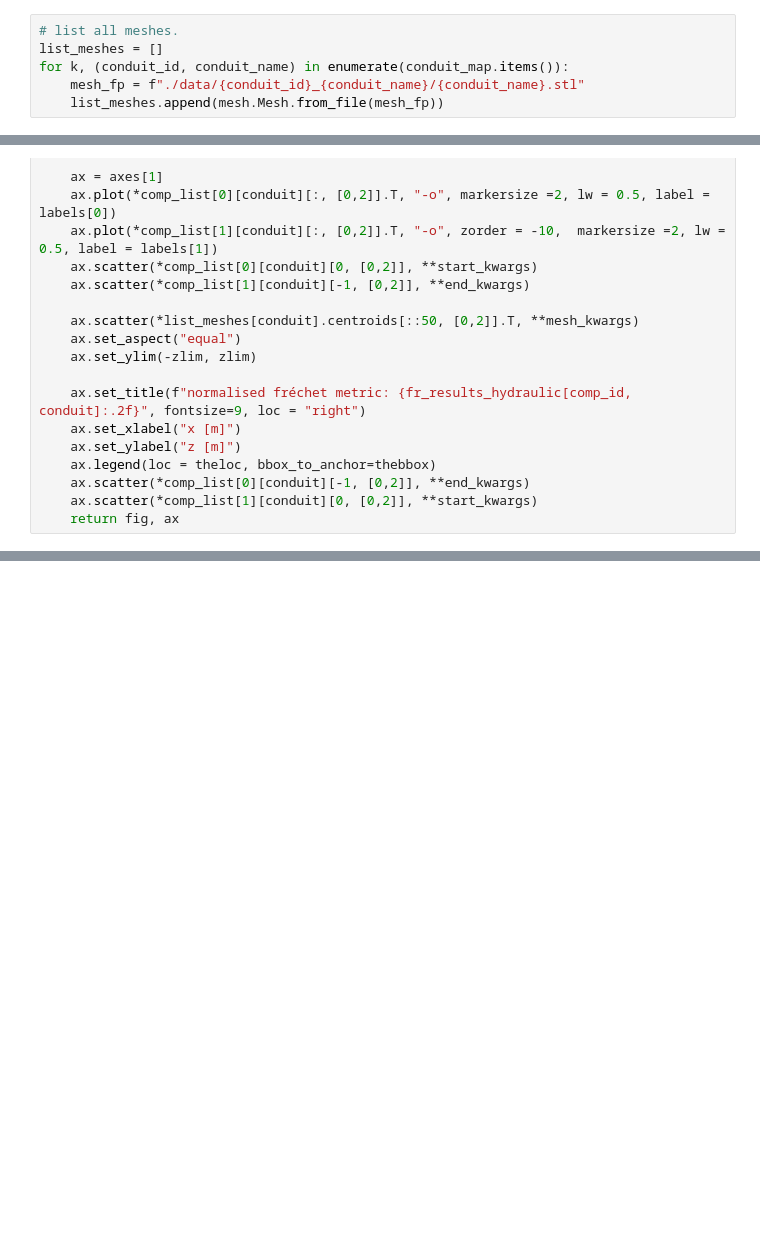
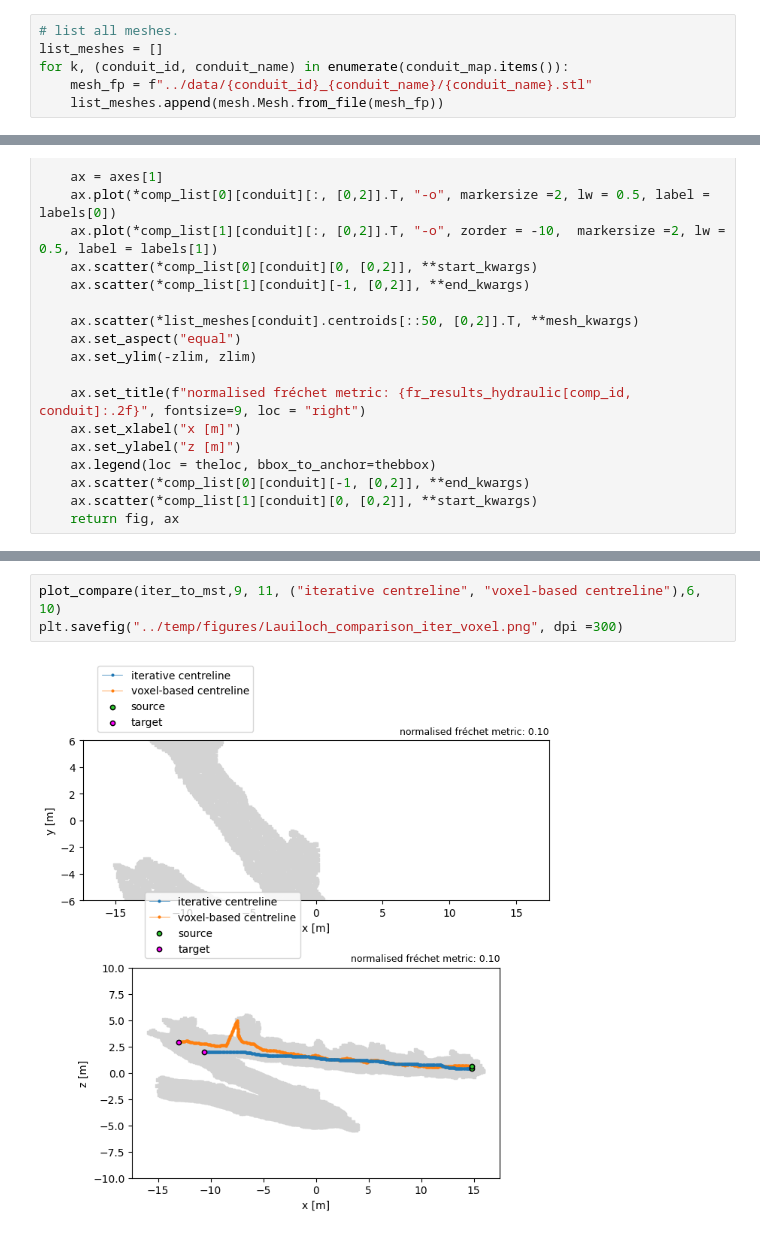
Before and after one commit to ERC-Karst/pc-centrelines, a Jupyter notebook: notebooks/6_compute_centreline_distances.ipynb, the cells around one changed output, grey strips where cells are left out. Cells and saved outputs as stored; diff of their text form; blank space fills up the shorter version.

```diff
--- a/notebooks/6_compute_centreline_distances.ipynb
+++ b/notebooks/6_compute_centreline_distances.ipynb
@@ -706,7 +572,7 @@ from stl import mesh
 # list all meshes.
 list_meshes = []
 for k, (conduit_id, conduit_name) in enumerate(conduit_map.items()):
-    mesh_fp = f"./data/{conduit_id}_{conduit_name}/{conduit_name}.stl"
+    mesh_fp = f"../data/{conduit_id}_{conduit_name}/{conduit_name}.stl"
     list_meshes.append(mesh.Mesh.from_file(mesh_fp))
 # %%
 def plot_compare(comp_list, comp_id, conduit,labels, ylim=0.5,zlim=0.5,  figsize = (8,8), theloc="lower left", thebbox=(0.02, 1.02)):
@@ -751,4 +617,9 @@ plt.savefig("./temp/figures/Motiers_comparison_iter_voxel.png", dpi =300)
 # %% [output]
 [figure]
+# %%
+plot_compare(iter_to_mst,9, 11, ("iterative centreline", "voxel-based centreline"),6, 10)
+plt.savefig("../temp/figures/Lauiloch_comparison_iter_voxel.png", dpi =300)
+# %% [output]
+[figure, added]
 # %%
 plot_compare(mst_to_lbc,7, 5, ("voxel-based centreline", "LBC-derived centreline"),10, theloc="upper left", thebbox=(1.02,1))
```
Also changed, not shown: parts of 30 cells of this notebook, 8 other files.
